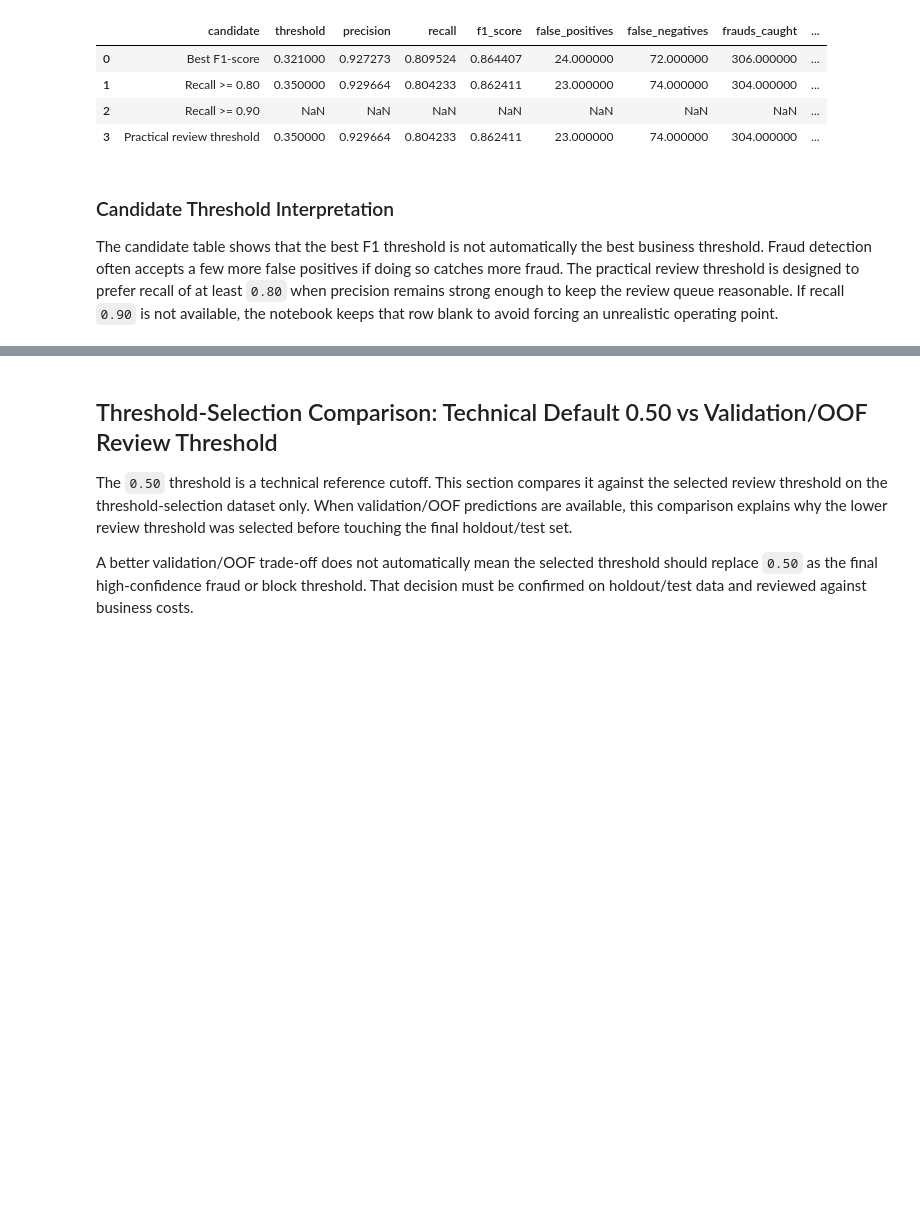
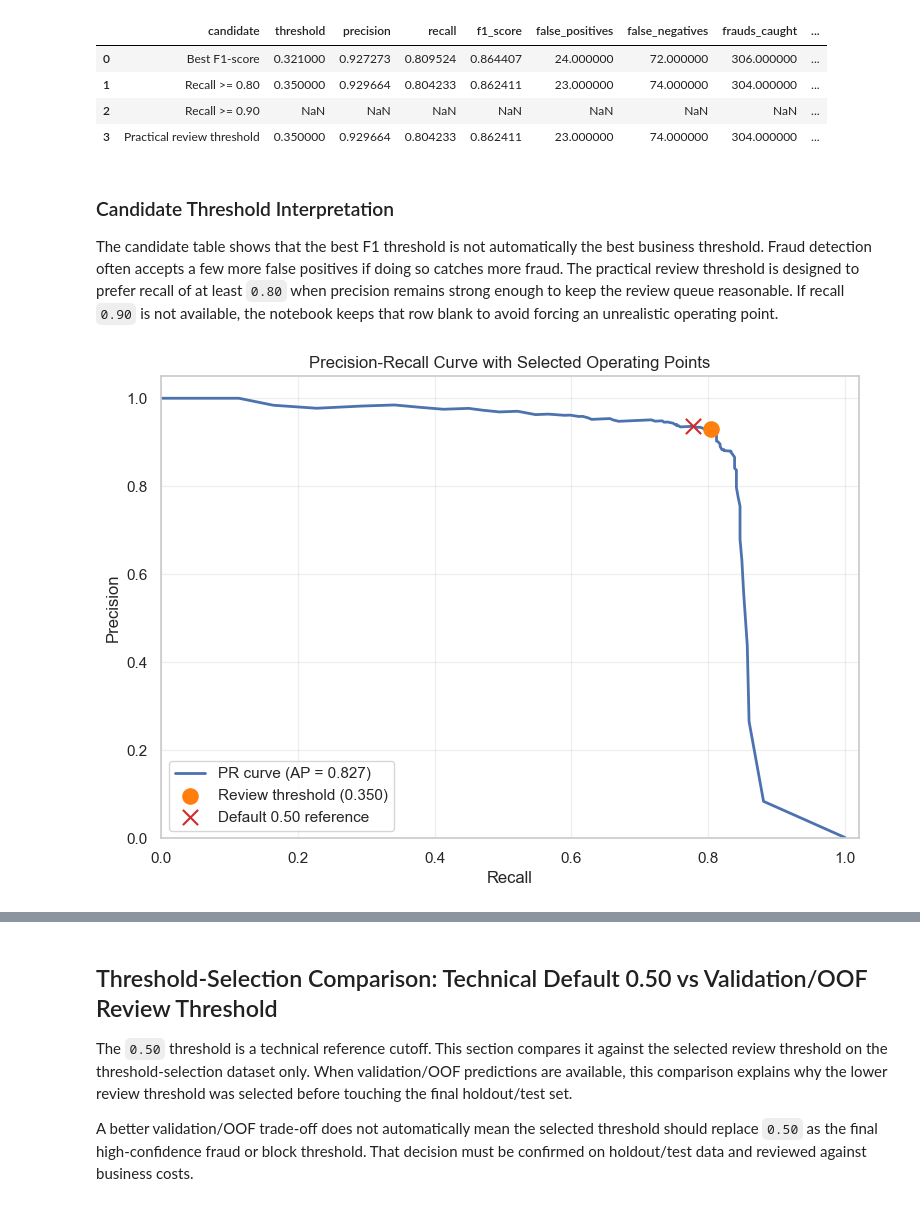
Before and after one commit to mmubashir95/Credit-Card-Fraud-Detection, a Jupyter notebook: notebooks/15_threshold_tuning.ipynb, the cells around one changed output, grey strips where cells are left out. Saved outputs shown, nothing was run; the diff lists cells and outputs as text; code cells hidden in the pictures; blank space fills up the shorter version.

Commit message:
Apply threshold tuning notebook fixes

```diff
--- a/notebooks/15_threshold_tuning.ipynb
+++ b/notebooks/15_threshold_tuning.ipynb
@@ -47,7 +47,6 @@ import numpy as np
 import pandas as pd
 import seaborn as sns
 from sklearn.metrics import (
-    accuracy_score,
     confusion_matrix,
     f1_score,
     precision_score,
@@ -90,12 +89,16 @@ CANDIDATE_THRESHOLD_SELECTION_FILES = [
 ]
 
 ARTIFACTS_DIR = PROJECT_ROOT / "artifacts"
+NB_ARTIFACTS_DIR = ARTIFACTS_DIR / NOTEBOOK_NAME
 REPORTS_TABLES_DIR = PROJECT_ROOT / "reports" / "tables"
-SELECTED_THRESHOLD_FILE = ARTIFACTS_DIR / "selected_threshold.json"
+FIGURES_DIR = PROJECT_ROOT / "reports" / "figures" / NOTEBOOK_NAME
+SELECTED_THRESHOLD_FILE = NB_ARTIFACTS_DIR / "selected_threshold.json"
 THRESHOLD_EVALUATION_FILE = REPORTS_TABLES_DIR / "threshold_evaluation.csv"
 
 ARTIFACTS_DIR.mkdir(parents=True, exist_ok=True)
+NB_ARTIFACTS_DIR.mkdir(parents=True, exist_ok=True)
 REPORTS_TABLES_DIR.mkdir(parents=True, exist_ok=True)
+FIGURES_DIR.mkdir(parents=True, exist_ok=True)
 
 pd.set_option("display.max_columns", None)
 pd.set_option("display.float_format", lambda value: f"{value:.6f}")
@@ -471,6 +486,12 @@ else:
     practical_balance_row = best_f1_row
     practical_reason = "Best F1-score because no recall >= 0.80 threshold met the alert-quality requirement."
 
+if practical_balance_row is best_f1_row:
+    practical_reason += (
+        " (Same operating point as Best F1-score — no high-precision "
+        "recall >= 0.80 threshold was available.)"
+    )
+
 candidate_thresholds = pd.DataFrame(
     [
         make_candidate_row("Best F1-score", best_f1_row, "Maximizes the balance between precision and recall."),
@@ -493,0 +538,33 @@ The candidate table shows that the best F1 threshold is not automatically the be
+# %%
+from sklearn.metrics import precision_recall_curve, average_precision_score
+
+pr_precision, pr_recall, pr_thresholds = precision_recall_curve(
+    selection_y_true, selection_y_proba_rf
+)
+ap_score = average_precision_score(selection_y_true, selection_y_proba_rf)
+
+fig, ax = plt.subplots(figsize=(9, 6))
+ax.plot(pr_recall, pr_precision, linewidth=2, label=f"PR curve (AP = {ap_score:.3f})")
+ax.scatter(
+    [float(selected_row["recall"])],
+    [float(selected_row["precision"])],
+    color="tab:orange", s=120, zorder=5,
+    label=f"Review threshold ({review_threshold:.3f})"
+)
+ax.scatter(
+    [float(reference_row["recall"])],
+    [float(reference_row["precision"])],
+    color="tab:red", s=120, marker="x", zorder=5,
+    label="Default 0.50 reference"
+)
+ax.set_xlabel("Recall")
+ax.set_ylabel("Precision")
+ax.set_title("Precision-Recall Curve with Selected Operating Points")
+ax.set_xlim(0, 1.02)
+ax.set_ylim(0, 1.05)
+ax.legend()
+ax.grid(True, alpha=0.3)
+fig.savefig(FIGURES_DIR / "pr_curve.png", dpi=150, bbox_inches="tight")
+plt.show()
+# %% [output]
+[figure, added]
```
Also changed, not shown: parts of 19 cells of this notebook.
